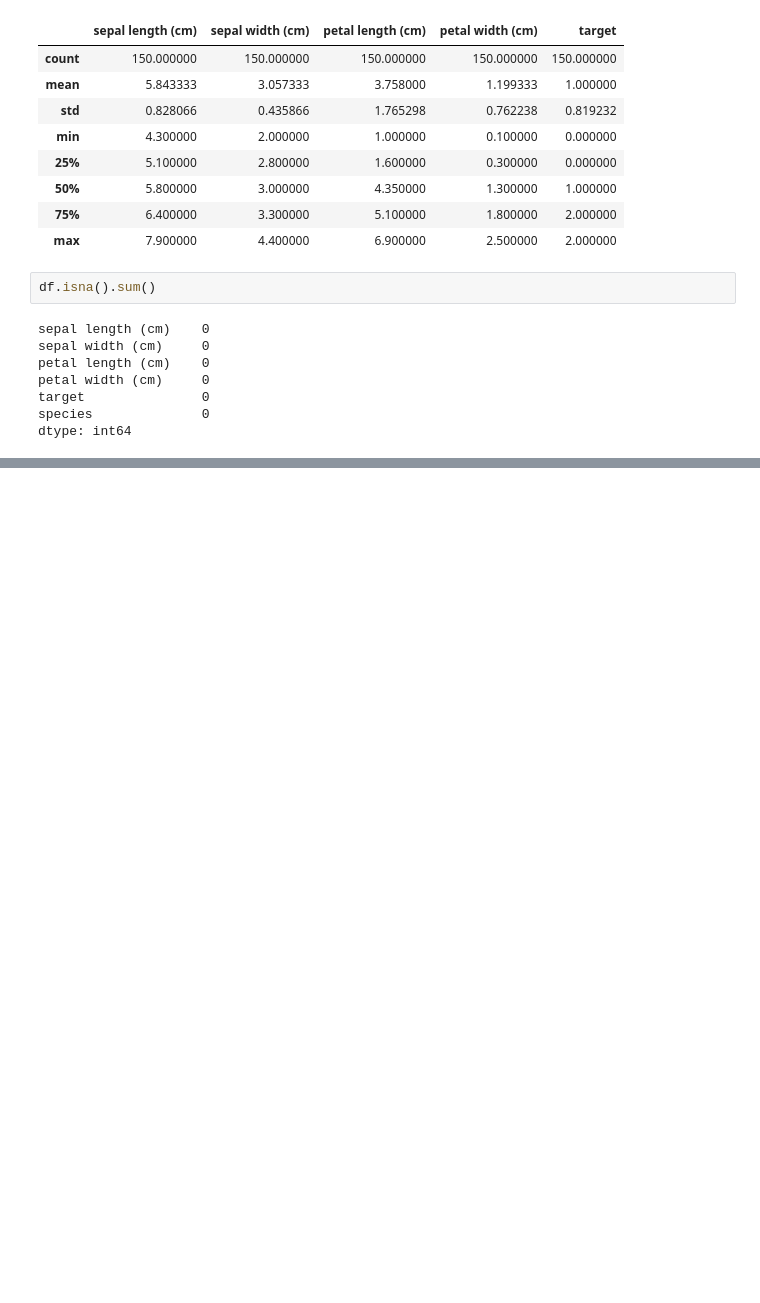
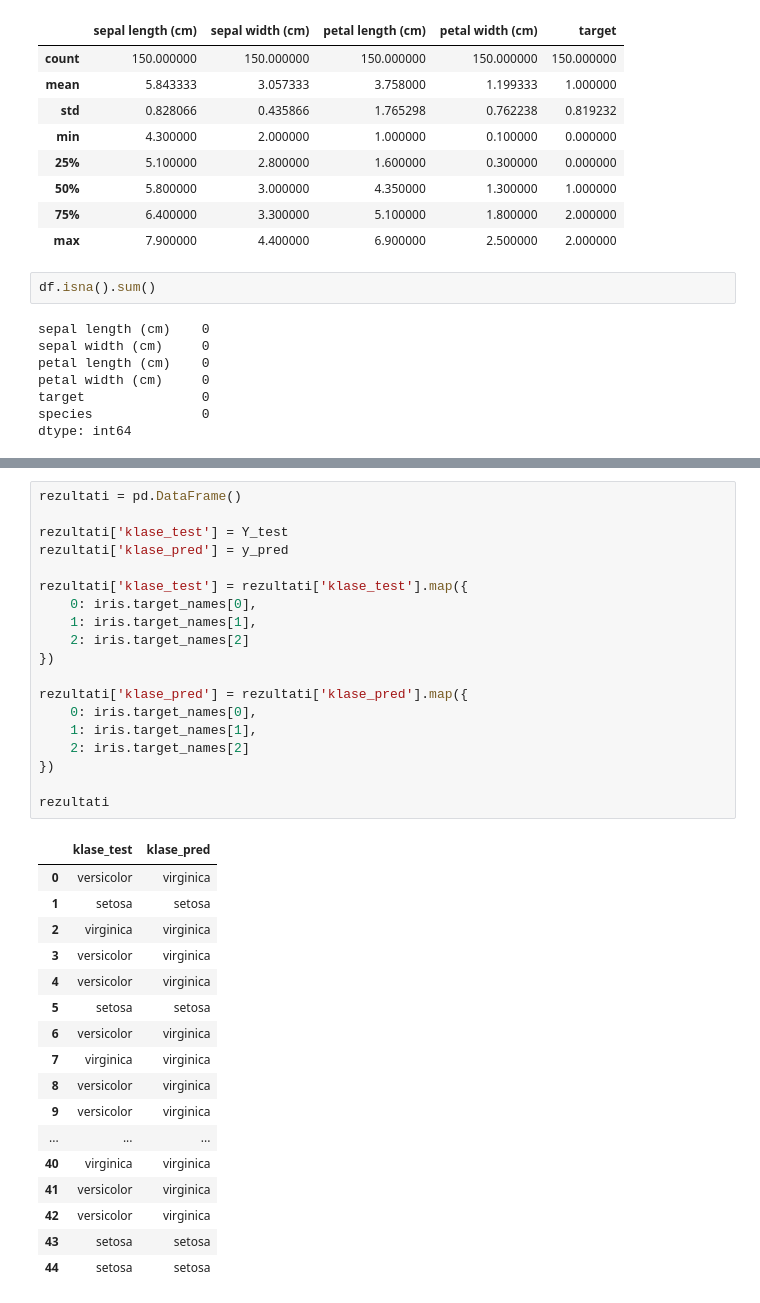
Before and after one commit to python-developer-algebra-klujic/pyds-ponavljanje, a Jupyter notebook: 9_scikit_learn.ipynb, the cells around one changed output, grey strips where cells are left out. Cells and saved outputs as stored; diff of their text form; blank space fills up the shorter version.

```diff
--- a/9_scikit_learn.ipynb
+++ b/9_scikit_learn.ipynb
@@ -202,0 +221,37 @@ dtype: int64
+# %%
+rezultati = pd.DataFrame()
+
+rezultati['klase_test'] = Y_test
+rezultati['klase_pred'] = y_pred
+
+rezultati['klase_test'] = rezultati['klase_test'].map({
+    0: iris.target_names[0],
+    1: iris.target_names[1],
+    2: iris.target_names[2]
+})
+
+rezultati['klase_pred'] = rezultati['klase_pred'].map({
+    0: iris.target_names[0],
+    1: iris.target_names[1],
+    2: iris.target_names[2]
+})
+
+rezultati
+# %% [output]
+|  | klase_test | klase_pred |
+| 0 | versicolor | virginica |
+| 1 | setosa | setosa |
+| 2 | virginica | virginica |
+| 3 | versicolor | virginica |
+| 4 | versicolor | virginica |
+| 5 | setosa | setosa |
+| 6 | versicolor | virginica |
+| 7 | virginica | virginica |
+| 8 | versicolor | virginica |
+| 9 | versicolor | virginica |
+| ... | ... | ... |
+| 40 | virginica | virginica |
+| 41 | versicolor | virginica |
+| 42 | versicolor | virginica |
+| 43 | setosa | setosa |
+| 44 | setosa | setosa |
```
Also changed, not shown: parts of 2 cells of this notebook.
